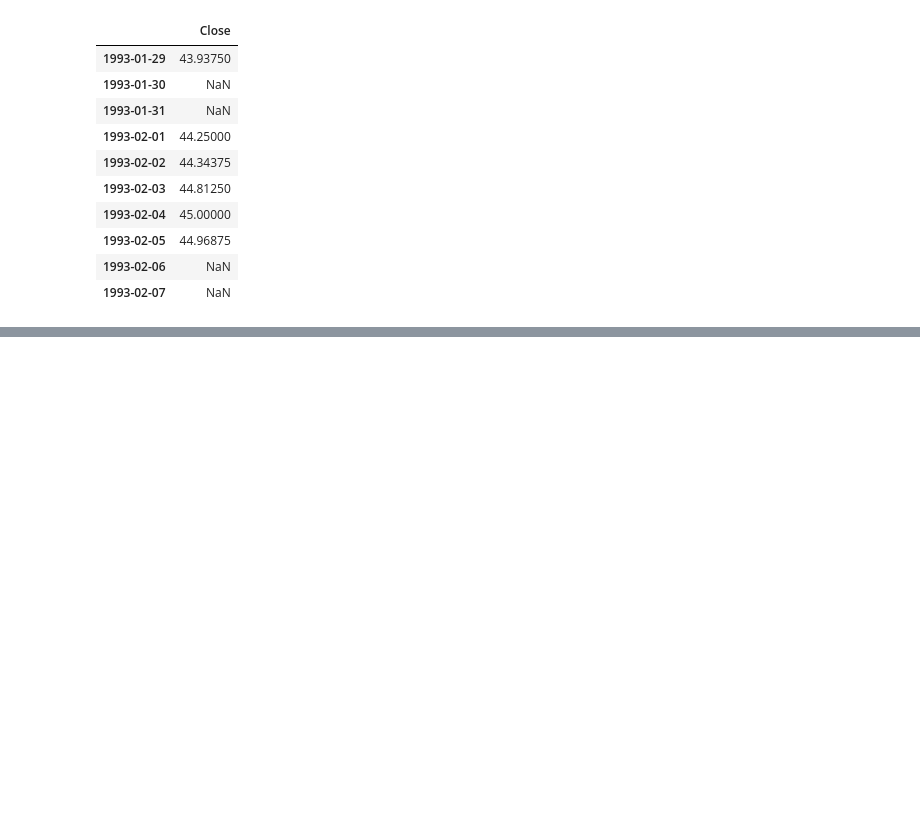
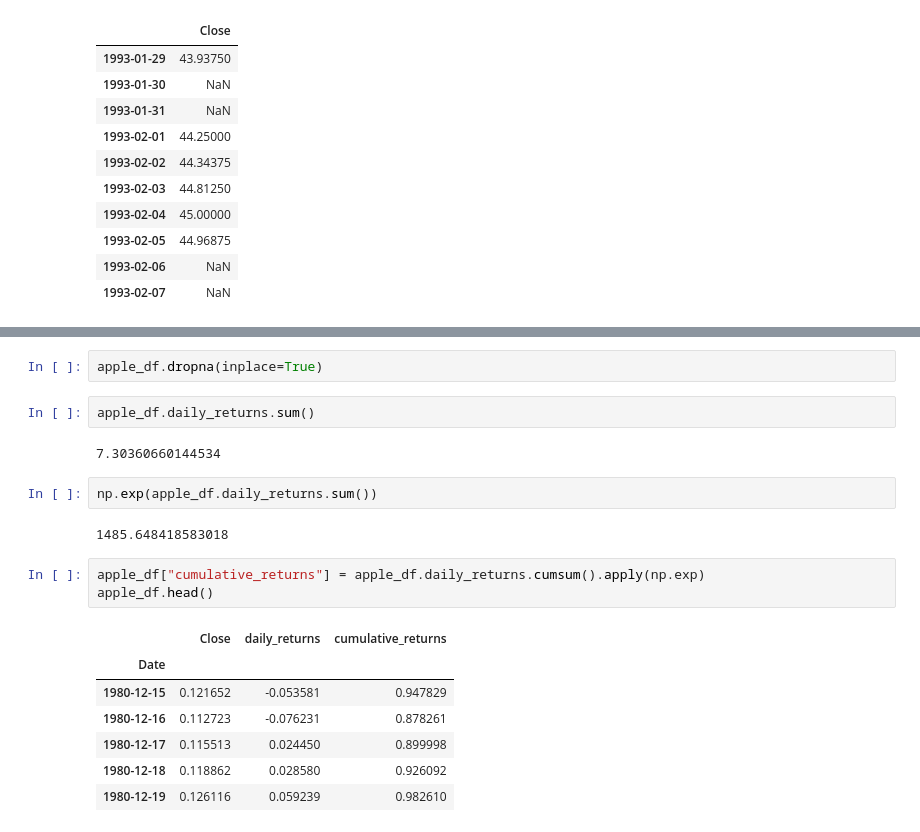
Before and after one commit to apolanco3225/Quant-Finance-Courses, a Jupyter notebook: Algoritmic Trading Bot/Tutorials (exercises)/Algo Trading.ipynb, the cells around one changed output, grey strips where cells are left out. Saved outputs shown, nothing was run; the diff lists cells and outputs as text; blank space fills up the shorter version.

```diff
--- a/Algoritmic Trading Bot/Tutorials (exercises)/Algo Trading.ipynb
+++ b/Algoritmic Trading Bot/Tutorials (exercises)/Algo Trading.ipynb
@@ -649,0 +724,21 @@ data.head(10)
+# %%
+apple_df.dropna(inplace=True)
+# %%
+apple_df.daily_returns.sum()
+# %% [output]
+7.30360660144534
+# %%
+np.exp(apple_df.daily_returns.sum())
+# %% [output]
+1485.648418583018
+# %%
+apple_df["cumulative_returns"] = apple_df.daily_returns.cumsum().apply(np.exp)
+apple_df.head()
+# %% [output]
+|  | Close | daily_returns | cumulative_returns |
+| Date |  |  |  |
+| 1980-12-15 | 0.121652 | -0.053581 | 0.947829 |
+| 1980-12-16 | 0.112723 | -0.076231 | 0.878261 |
+| 1980-12-17 | 0.115513 | 0.024450 | 0.899998 |
+| 1980-12-18 | 0.118862 | 0.028580 | 0.926092 |
+| 1980-12-19 | 0.126116 | 0.059239 | 0.982610 |
```
Also changed, not shown: parts of 10 cells of this notebook.
